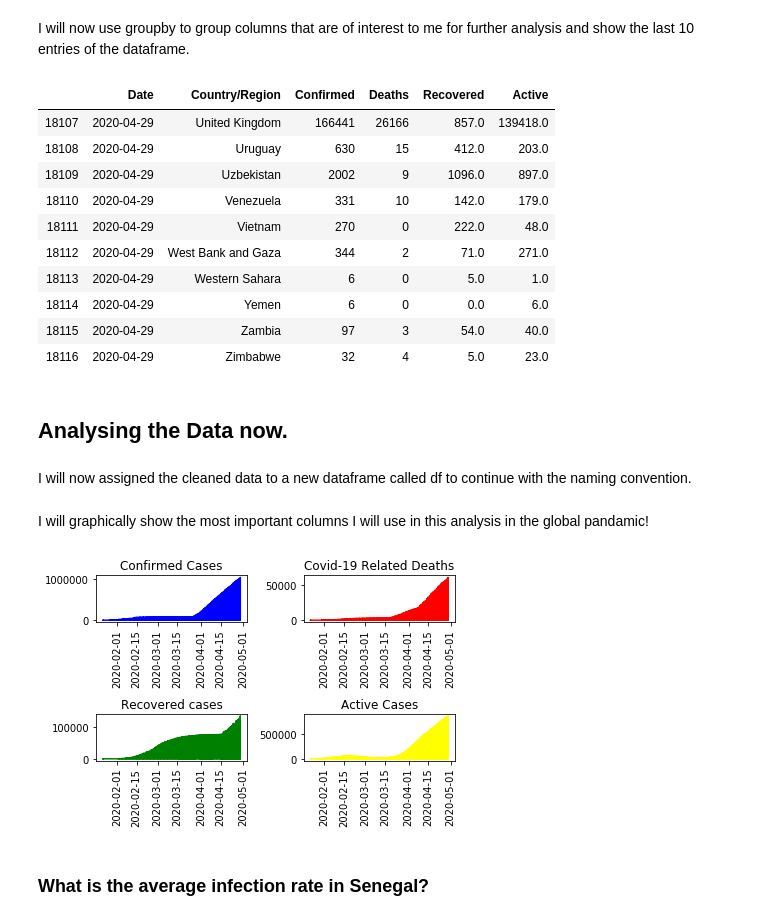
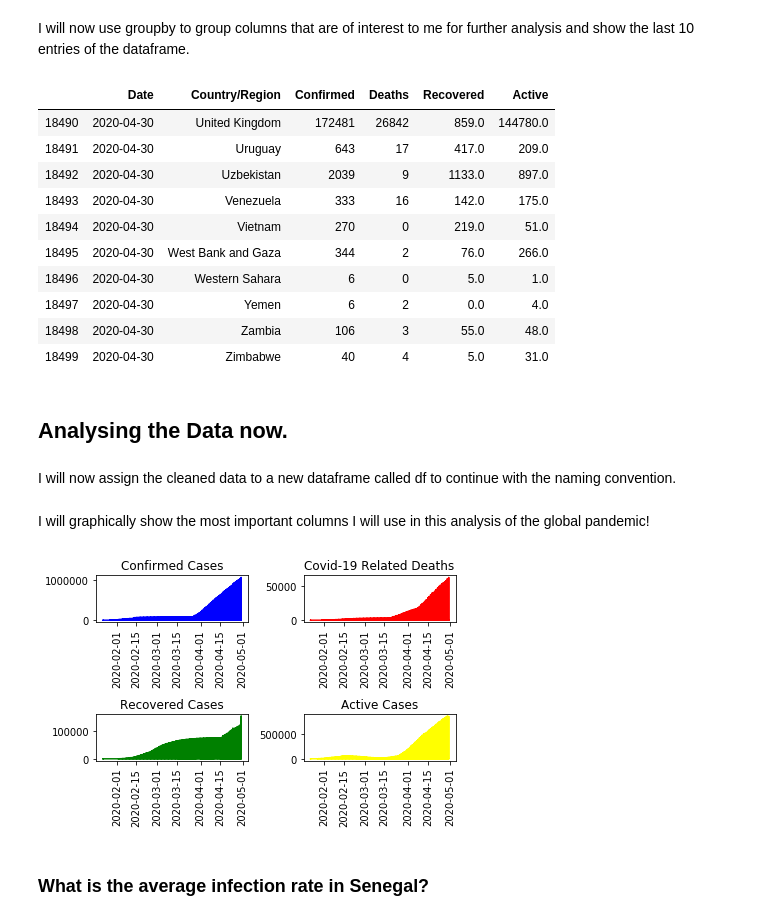
Before and after one commit to siseebrima/Data-Insight-Analysis-Project, a Jupyter notebook: Analysis.ipynb, the cells around one changed output. Cells and saved outputs as stored; diff of their text form; code cells hidden in the pictures.

Commit message:
Modified the notebook by checking the gramatical structure of the markdown text and also corrected some errors in some comments. Also downloaded the most recent datasets.

```diff
--- a/Analysis.ipynb
+++ b/Analysis.ipynb
@@ -31,10 +31,10 @@ urls = ['https://raw.githubusercontent.com/CSSEGISandData/COVID-19/master/csse_c
 # %%
 # the dataframe containing information on the number of confirmed cases
-confirmed_df = pd.read_csv('time_series_covid19_confirmed_global.csv')
+confirmed_df = pd.read_csv('time_series_covid19_confirmed_global (1).csv')
 # the dataframe containing information on the number of deaths
-deaths_df = pd.read_csv('time_series_covid19_deaths_global.csv')
+deaths_df = pd.read_csv('time_series_covid19_deaths_global (1).csv')
 # the dataframe containing information on the number of recovered cases
-recovered_df = pd.read_csv('time_series_covid19_recovered_global.csv')
+recovered_df = pd.read_csv('time_series_covid19_recovered_global (1).csv')
 # %% [markdown]
 Lets take a quick look at how the dataframes look like. Note, all three has the same structure.
 # %%
@@ -246,64 +246,64 @@ full_grouped = full_df.groupby(['Date', 'Country/Region'])['Confirmed', 'Deaths'
 full_grouped.tail(10)
 # %% [output]
 |  | Date | Country/Region | Confirmed | Deaths | Recovered | Active |
-| 18107 | 2020-04-29 | United Kingdom | 166441 | 26166 | 857.0 | 139418.0 |
-| 18108 | 2020-04-29 | Uruguay | 630 | 15 | 412.0 | 203.0 |
-| 18109 | 2020-04-29 | Uzbekistan | 2002 | 9 | 1096.0 | 897.0 |
-| 18110 | 2020-04-29 | Venezuela | 331 | 10 | 142.0 | 179.0 |
-| 18111 | 2020-04-29 | Vietnam | 270 | 0 | 222.0 | 48.0 |
-| 18112 | 2020-04-29 | West Bank and Gaza | 344 | 2 | 71.0 | 271.0 |
-| 18113 | 2020-04-29 | Western Sahara | 6 | 0 | 5.0 | 1.0 |
-| 18114 | 2020-04-29 | Yemen | 6 | 0 | 0.0 | 6.0 |
-| 18115 | 2020-04-29 | Zambia | 97 | 3 | 54.0 | 40.0 |
-| 18116 | 2020-04-29 | Zimbabwe | 32 | 4 | 5.0 | 23.0 |
+| 18490 | 2020-04-30 | United Kingdom | 172481 | 26842 | 859.0 | 144780.0 |
+| 18491 | 2020-04-30 | Uruguay | 643 | 17 | 417.0 | 209.0 |
+| 18492 | 2020-04-30 | Uzbekistan | 2039 | 9 | 1133.0 | 897.0 |
+| 18493 | 2020-04-30 | Venezuela | 333 | 16 | 142.0 | 175.0 |
+| 18494 | 2020-04-30 | Vietnam | 270 | 0 | 219.0 | 51.0 |
+| 18495 | 2020-04-30 | West Bank and Gaza | 344 | 2 | 76.0 | 266.0 |
+| 18496 | 2020-04-30 | Western Sahara | 6 | 0 | 5.0 | 1.0 |
+| 18497 | 2020-04-30 | Yemen | 6 | 2 | 0.0 | 4.0 |
+| 18498 | 2020-04-30 | Zambia | 106 | 3 | 55.0 | 48.0 |
+| 18499 | 2020-04-30 | Zimbabwe | 40 | 4 | 5.0 | 31.0 |
 # %% [markdown]
 ## Analysing the Data now.
 # %% [markdown]
-I will now assigned the cleaned data to a new dataframe called df to continue with the naming convention.
+I will now assign the cleaned data to a new dataframe called df to continue with the naming convention.
 # %%
 df = full_grouped
 # %%
 df.set_index('Date', inplace=True)
 # %% [markdown]
-I will graphically show the most important columns I will use in this analysis in the global pandamic!
+I will graphically show the most important columns I will use in this analysis of the global pandemic!
 # %%
 # Create a figure with 2x2 subplot layout and make the top left subplot active
 plt.subplot(2,2,1)
 
-# Plot in blue the % of degrees awarded to women in the Physical Sciences
+# Plot in blue is the % of the Confirmed Cases in the world.
 plt.plot(df.Confirmed, color='blue')
 plt.title('Confirmed Cases')
 plt.xticks(rotation='vertical')
 
 # Make the top right subplot active in the current 2x2 subplot grid
 plt.subplot(2,2,2)
 
-# Plot in red the % of degrees awarded to women in Computer Science
+# Plot in red is the % of the Covid-19 Related Deaths in the world.
 plt.plot(df.Deaths, color='red')
 plt.title('Covid-19 Related Deaths')
 plt.xticks(rotation='vertical')
 
 # Make the bottom left subplot active in the current 2x2 subplot grid
 plt.subplot(2,2,3)
 
-# Plot in green the % of degrees awarded to women in Health Professions
+# Plot in green is the % of the Recovered Cases in the world.
 plt.plot(df.Recovered, color='green')
-plt.title('Recovered cases')
+plt.title('Recovered Cases')
 plt.xticks(rotation='vertical')
 
 # Make the bottom right subplot active in the current 2x2 subplot grid
 plt.subplot(2,2,4)
 
-# Plot in yellow the % of degrees awarded to women in Education
+# Plot in yellow is the % of the Active Cases in the world.
 plt.plot(df.Active, color='yellow')
 plt.title('Active Cases')
 plt.xticks(rotation='vertical')
 
 # Improve the spacing between subplots and display them
 plt.tight_layout()
 plt.show()
 # %% [output]
-[figure, old version]
+[figure, new version]
 # %% [markdown]
 ### What is the average infection rate in Senegal?
 # %% [markdown]
```
Also changed, not shown: parts of 30 cells of this notebook, 3 other files.
